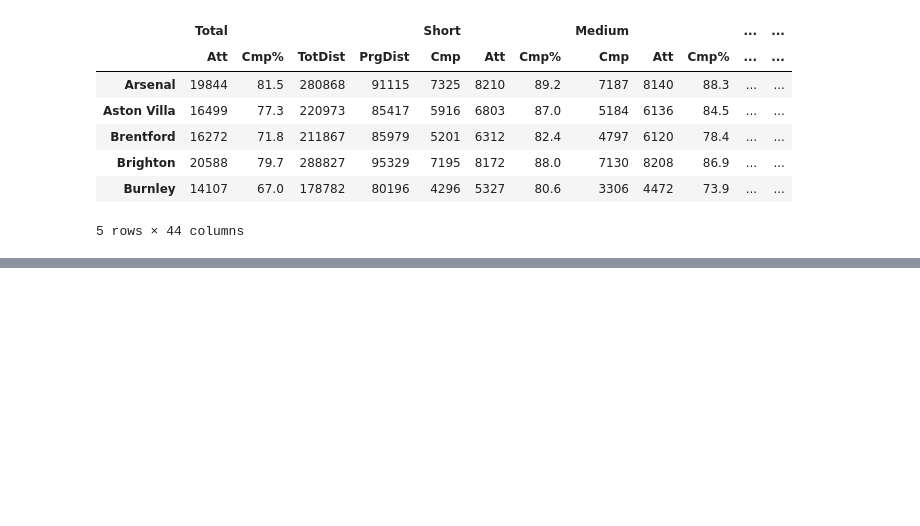
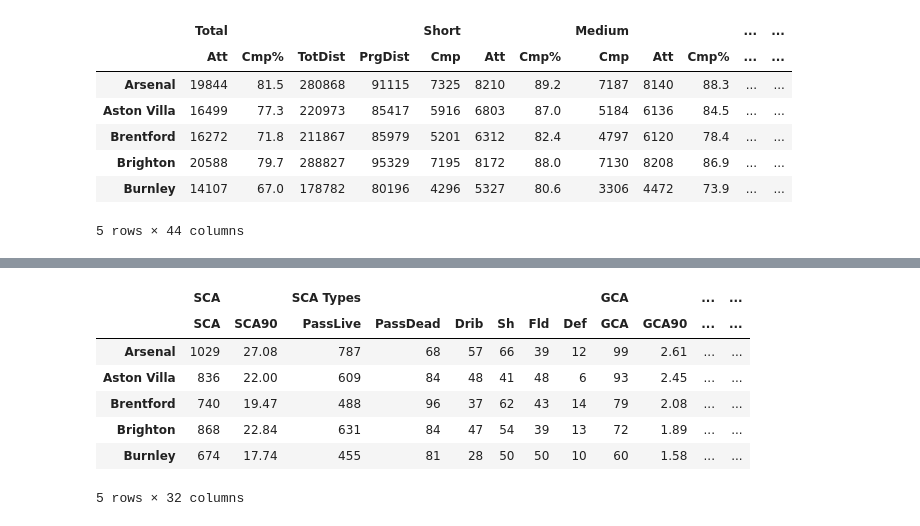
Before and after one commit to p13kara33/FootballData, a Jupyter notebook: footballdata/test_fbref.ipynb, the cells around one changed output, grey strips where cells are left out. Saved outputs shown, nothing was run; the diff lists cells and outputs as text; code cells hidden in the pictures; blank space fills up the shorter version.

```diff
--- a/footballdata/test_fbref.ipynb
+++ b/footballdata/test_fbref.ipynb
@@ -154,0 +60,12 @@ for df in leagues_list:
+# %%
+goad_and_shot = merge_dfs(leagues_list[14], leagues_list[15])
+goad_and_shot.head()
+# %% [output]
+|  | SCA |  | SCA Types |  |  |  |  |  | GCA |  | ... | ... |
+|  | SCA | SCA90 | PassLive | PassDead | Drib | Sh | Fld | Def | GCA | GCA90 | ... | ... |
+| Arsenal | 1029 | 27.08 | 787 | 68 | 57 | 66 | 39 | 12 | 99 | 2.61 | ... | ... |
+| Aston Villa | 836 | 22.00 | 609 | 84 | 48 | 41 | 48 | 6 | 93 | 2.45 | ... | ... |
+| Brentford | 740 | 19.47 | 488 | 96 | 37 | 62 | 43 | 14 | 79 | 2.08 | ... | ... |
+| Brighton | 868 | 22.84 | 631 | 84 | 47 | 54 | 39 | 13 | 72 | 1.89 | ... | ... |
+| Burnley | 674 | 17.74 | 455 | 81 | 28 | 50 | 50 | 10 | 60 | 1.58 | ... | ... |
+5 rows × 32 columns
```
Also changed, not shown: parts of 15 cells of this notebook, 2 other files.
